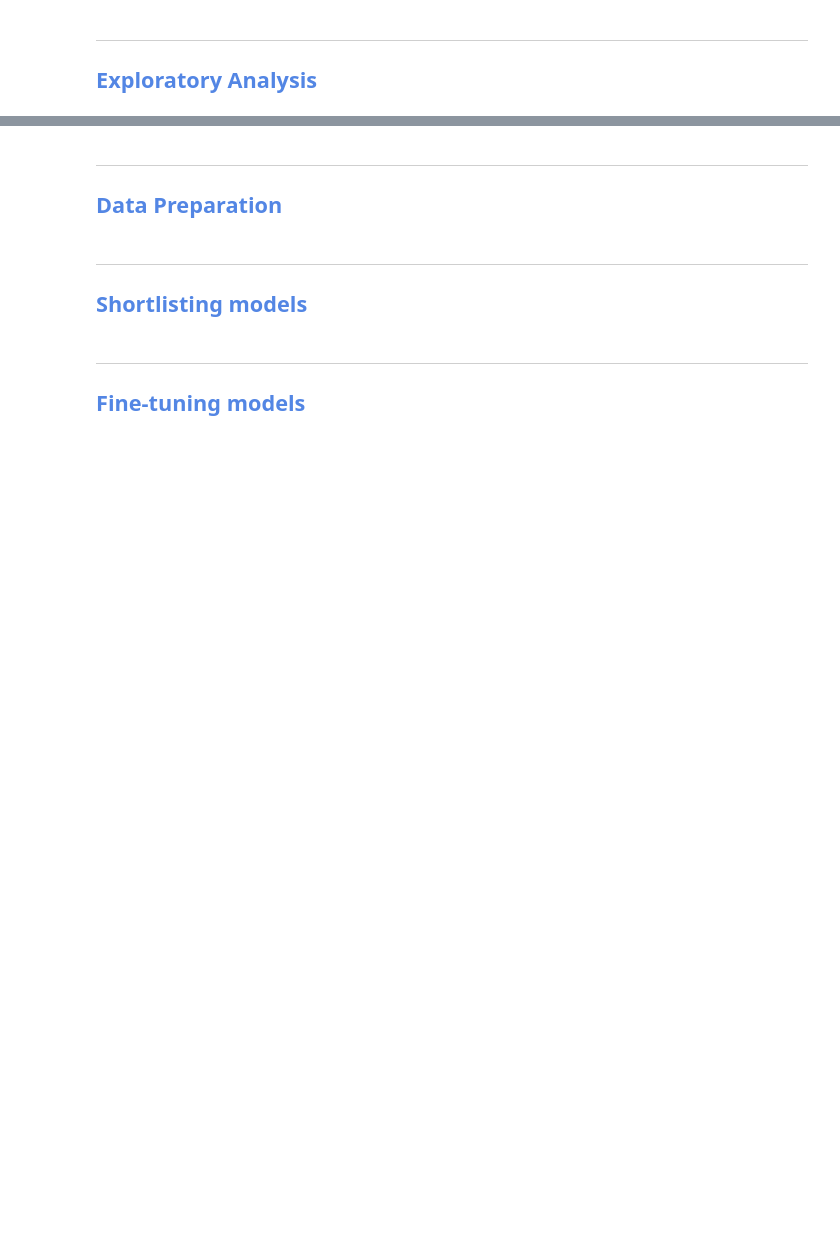
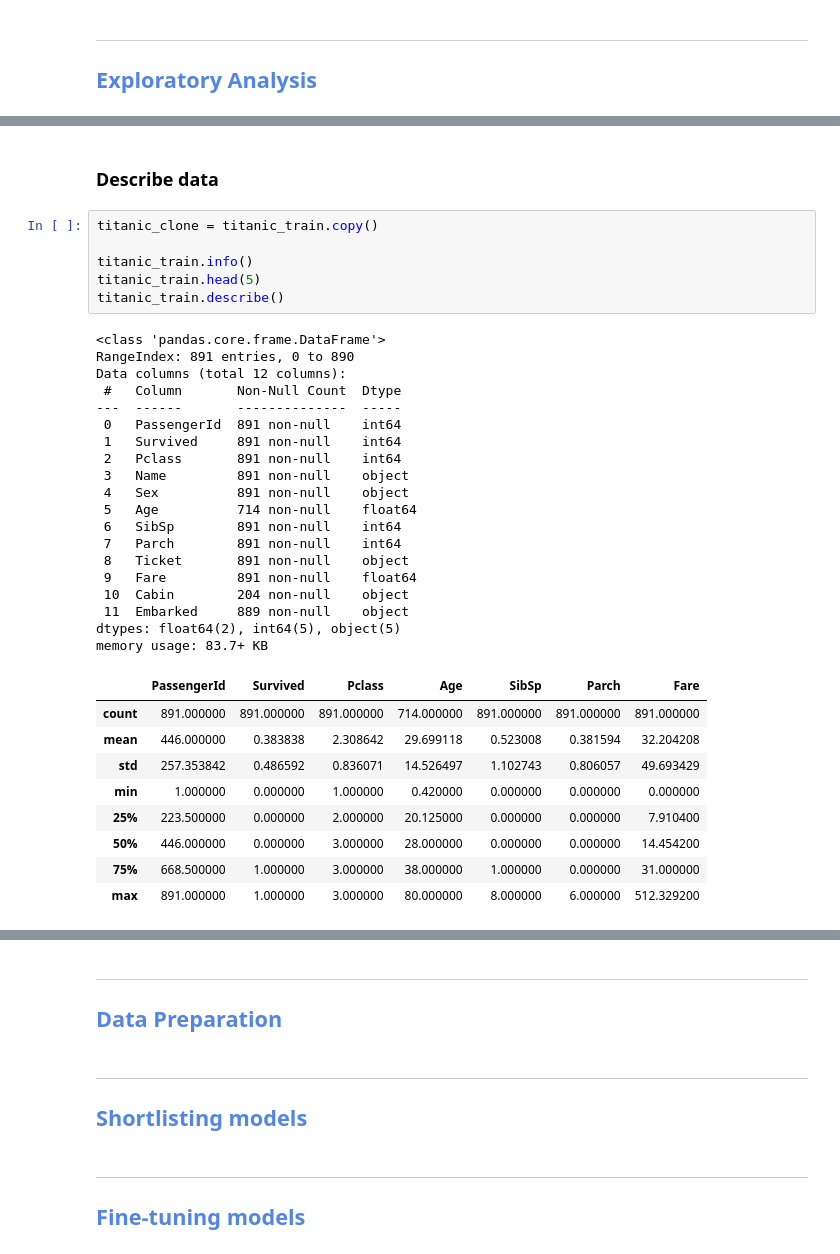
Before and after one commit to FukiBabasaki/Data-science-portfolio, a Jupyter notebook: Notebooks/Supervised/Titanic-classification/titanic-classification.ipynb, the cells around one changed output, grey strips where cells are left out. Drawn from its saved outputs; the diff is of its cells as text; blank space fills up the shorter version.

```diff
--- a/Notebooks/Supervised/Titanic-classification/titanic-classification.ipynb
+++ b/Notebooks/Supervised/Titanic-classification/titanic-classification.ipynb
@@ -43,0 +37,37 @@ titanic_train.head(5)
+# %% [markdown]
+### Describe data
+# %%
+titanic_clone = titanic_train.copy()
+
+titanic_train.info()
+titanic_train.head(5)
+titanic_train.describe()
+# %% [output]
+<class 'pandas.core.frame.DataFrame'>
+RangeIndex: 891 entries, 0 to 890
+Data columns (total 12 columns):
+ #   Column       Non-Null Count  Dtype
+---  ------       --------------  -----
+ 0   PassengerId  891 non-null    int64
+ 1   Survived     891 non-null    int64
+ 2   Pclass       891 non-null    int64
+ 3   Name         891 non-null    object
+ 4   Sex          891 non-null    object
+ 5   Age          714 non-null    float64
+ 6   SibSp        891 non-null    int64
+ 7   Parch        891 non-null    int64
+ 8   Ticket       891 non-null    object
+ 9   Fare         891 non-null    float64
+ 10  Cabin        204 non-null    object
+ 11  Embarked     889 non-null    object
+dtypes: float64(2), int64(5), object(5)
+memory usage: 83.7+ KB
+|  | PassengerId | Survived | Pclass | Age | SibSp | Parch | Fare |
+| count | 891.000000 | 891.000000 | 891.000000 | 714.000000 | 891.000000 | 891.000000 | 891.000000 |
+| mean | 446.000000 | 0.383838 | 2.308642 | 29.699118 | 0.523008 | 0.381594 | 32.204208 |
+| std | 257.353842 | 0.486592 | 0.836071 | 14.526497 | 1.102743 | 0.806057 | 49.693429 |
+| min | 1.000000 | 0.000000 | 1.000000 | 0.420000 | 0.000000 | 0.000000 | 0.000000 |
+| 25% | 223.500000 | 0.000000 | 2.000000 | 20.125000 | 0.000000 | 0.000000 | 7.910400 |
+| 50% | 446.000000 | 0.000000 | 3.000000 | 28.000000 | 0.000000 | 0.000000 | 14.454200 |
+| 75% | 668.500000 | 1.000000 | 3.000000 | 38.000000 | 1.000000 | 0.000000 | 31.000000 |
+| max | 891.000000 | 1.000000 | 3.000000 | 80.000000 | 8.000000 | 6.000000 | 512.329200 |
```
Also changed, not shown: parts of 13 cells of this notebook.
